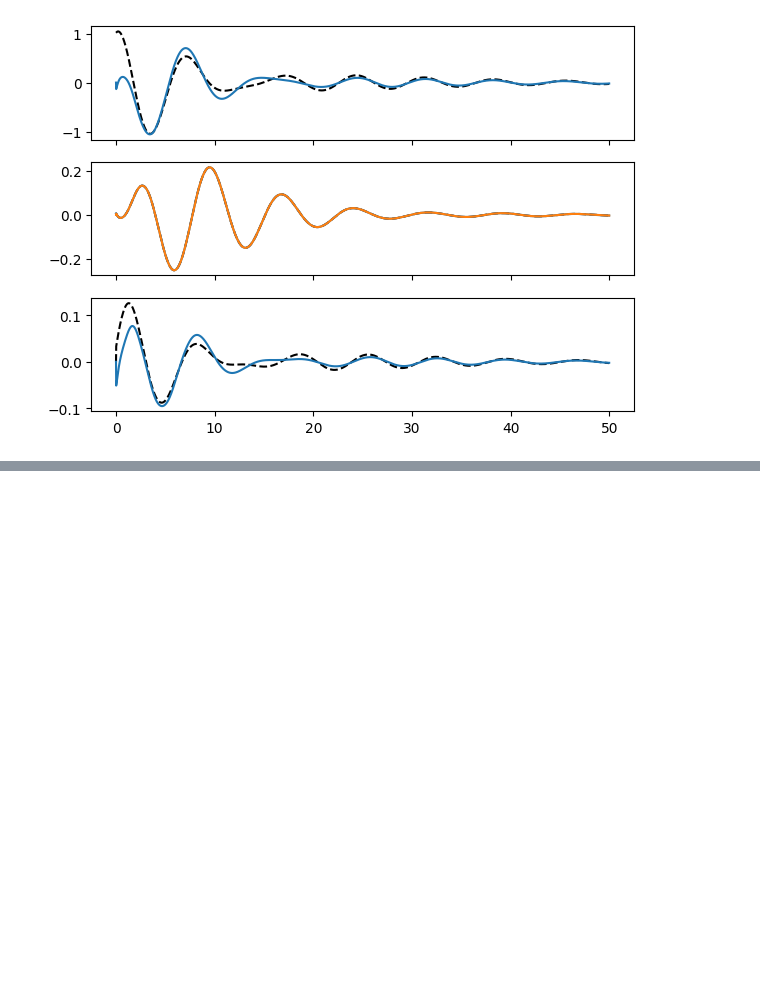
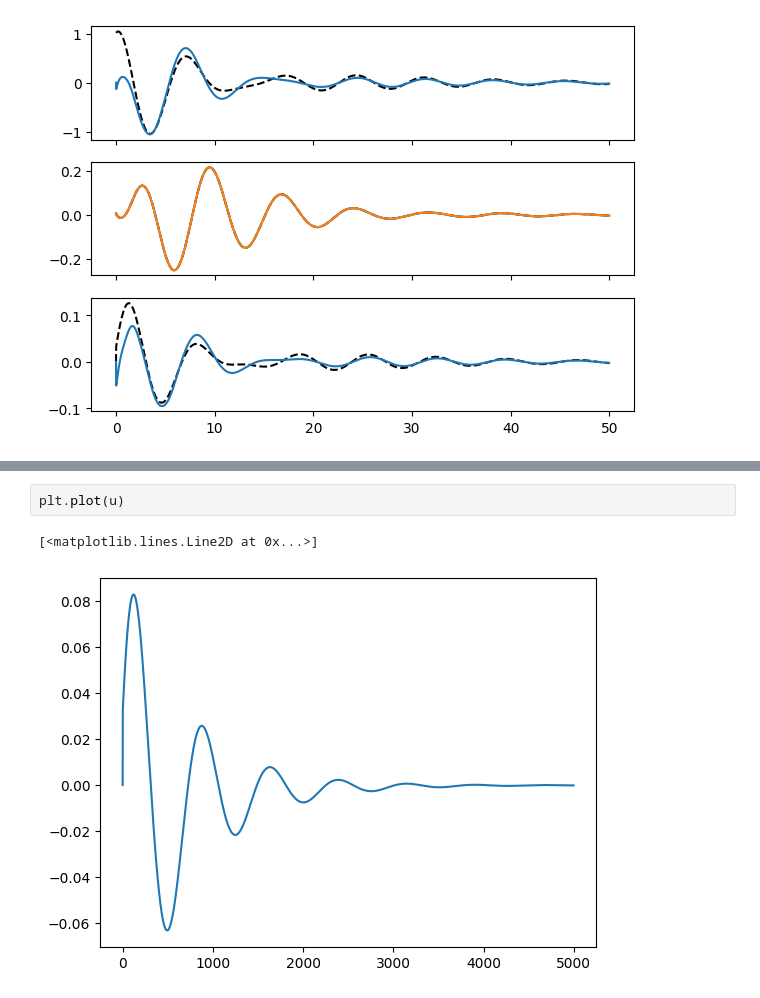
Before and after one commit to dynamicslab/hydrogym, a Jupyter notebook: examples/cylinder/model_reduction/bpod.ipynb, the cells around one changed output, grey strips where cells are left out. Drawn from its saved outputs; the diff is of its cells as text; blank space fills up the shorter version.

```diff
--- a/examples/cylinder/model_reduction/bpod.ipynb
+++ b/examples/cylinder/model_reduction/bpod.ipynb
@@ -709,0 +863,5 @@ plt.show()
+# %%
+plt.plot(u)
+# %% [output]
+[<matplotlib.lines.Line2D at 0x...>]
+[figure, added]
```
Also changed, not shown: parts of 5 cells of this notebook, 2 other files.
